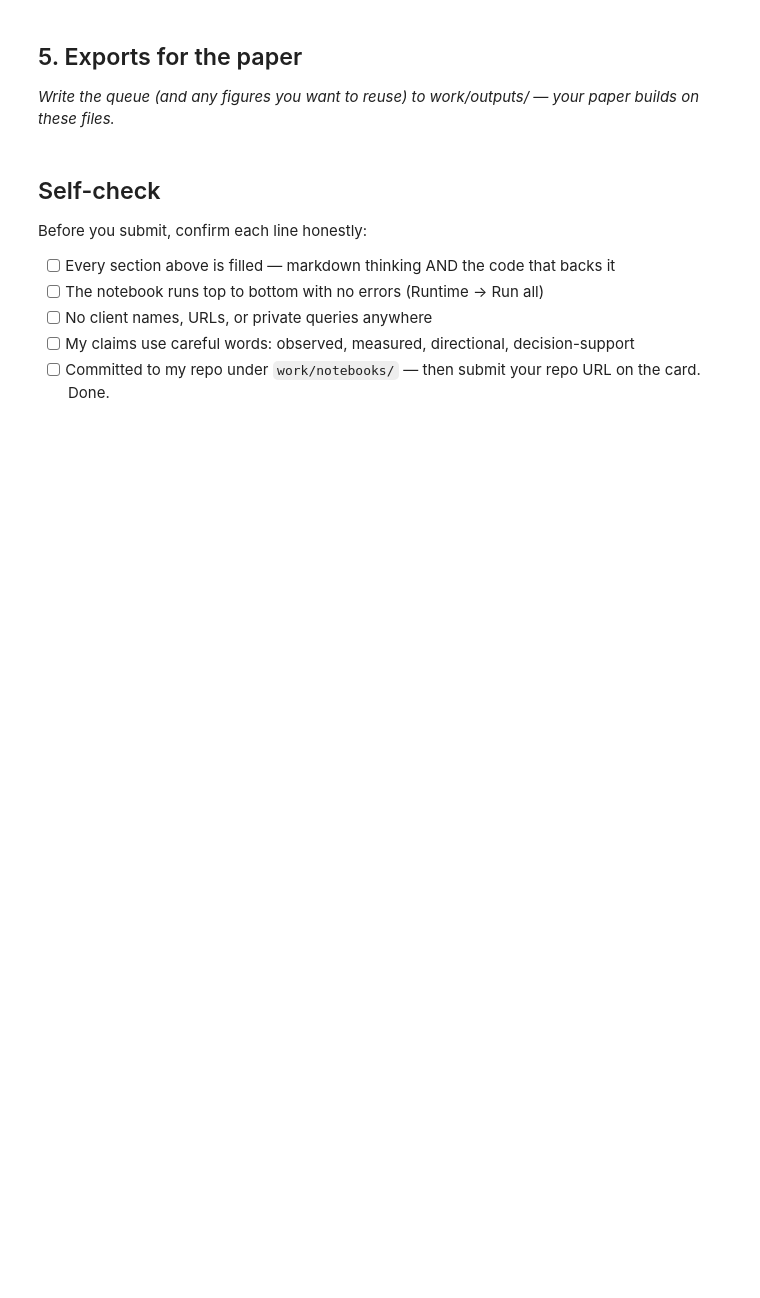
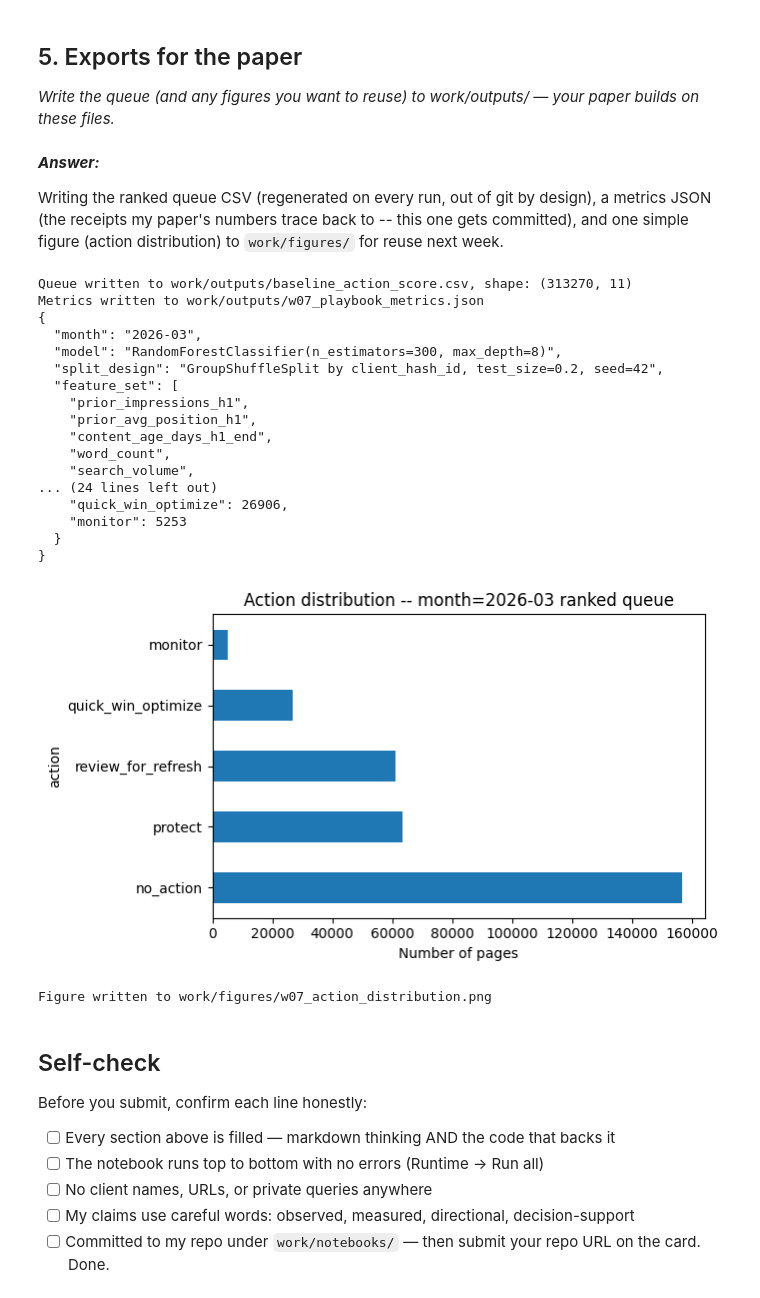
Before and after one commit to mohamedkhaled600/flyrank-internship-ml, a Jupyter notebook: work/notebooks/w07_action_playbook.ipynb, the cells around one changed output. Drawn from its saved outputs; the diff is of its cells as text; code cells hidden in the pictures; blank space fills up the shorter version.

```diff
--- a/work/notebooks/w07_action_playbook.ipynb
+++ b/work/notebooks/w07_action_playbook.ipynb
@@ -44,3 +333,75 @@ This skeleton is yours to fill. Work the sections **in order** — each one has
+# %% [markdown]
+***Answer:***
+
+Writing the ranked queue CSV (regenerated on every run, out of git by design), a metrics JSON
+(the receipts my paper's numbers trace back to -- this one gets committed), and one simple figure
+(action distribution) to `work/figures/` for reuse next week.
+# %%
+# This cell is for CODE (numbers, a query, a check).
+# Write your text answer in the cell ABOVE this one — typing sentences here breaks Run All.
+
+import json as jsonlib
+import matplotlib.pyplot as plt
+
+os.makedirs("../outputs", exist_ok=True)
+os.makedirs("../figures", exist_ok=True)
+
+# --- 1. The ranked queue (out of git by design -- regenerated every run) ---
+queue.to_csv("../outputs/baseline_action_score.csv", index=False)
+print("Queue written to work/outputs/baseline_action_score.csv, shape:", queue.shape)
+
+# --- 2. Metrics JSON -- the receipts, committed to git ---
+metrics = {
+    "month": "2026-03",
+    "model": "RandomForestClassifier(n_estimators=300, max_depth=8)",
+    "split_design": "GroupShuffleSplit by client_hash_id, test_size=0.2, seed=42",
+    "feature_set": safe_num_cols + cat_cols,
+    "excluded_leakage_suspects": ["prior_clicks_h1", "prior_ctr_h1", "days_since_update_h1_end"],
+    "base_rate": round(float(panel["declining"].mean()), 3),
+    "auc_grouped_split": 0.862,
+    "auc_random_split": 0.915,
+    "precision_at_10_honest_model": 0.5,
+    "precision_at_10_baseline_rule": 0.2,
+    "ga4_coverage_this_month": 0.042,
+    "n_clients_in_panel": int(panel["client_hash_id"].nunique()),
+    "n_rows_in_panel": int(len(panel)),
+    "action_distribution": queue["action"].value_counts().to_dict(),
+}
+
+with open("../outputs/w07_playbook_metrics.json", "w") as f:
+    jsonlib.dump(metrics, f, indent=2)
+print("Metrics written to work/outputs/w07_playbook_metrics.json")
+print(jsonlib.dumps(metrics, indent=2))
+
+# --- 3. Figure -- action distribution, reused by the paper ---
+fig, ax = plt.subplots(figsize=(7, 4))
+queue["action"].value_counts().plot(kind="barh", ax=ax)
+ax.set_xlabel("Number of pages")
+ax.set_title("Action distribution -- month=2026-03 ranked queue")
+plt.tight_layout()
+plt.savefig("../figures/w07_action_distribution.png", dpi=150)
+plt.show()
+print("Figure written to work/figures/w07_action_distribution.png")
+# %% [output]
+Queue written to work/outputs/baseline_action_score.csv, shape: (313270, 11)
+Metrics written to work/outputs/w07_playbook_metrics.json
+{
+  "month": "2026-03",
+  "model": "RandomForestClassifier(n_estimators=300, max_depth=8)",
+  "split_design": "GroupShuffleSplit by client_hash_id, test_size=0.2, seed=42",
+  "feature_set": [
+    "prior_impressions_h1",
+    "prior_avg_position_h1",
+    "content_age_days_h1_end",
+    "word_count",
+    "search_volume",
+... (24 lines left out)
+    "quick_win_optimize": 26906,
+    "monitor": 5253
+  }
+}
+[figure, added]
+Figure written to work/figures/w07_action_distribution.png
 # %% [markdown]
 ## Self-check
 
```
Also changed, not shown: parts of 12 cells of this notebook.
